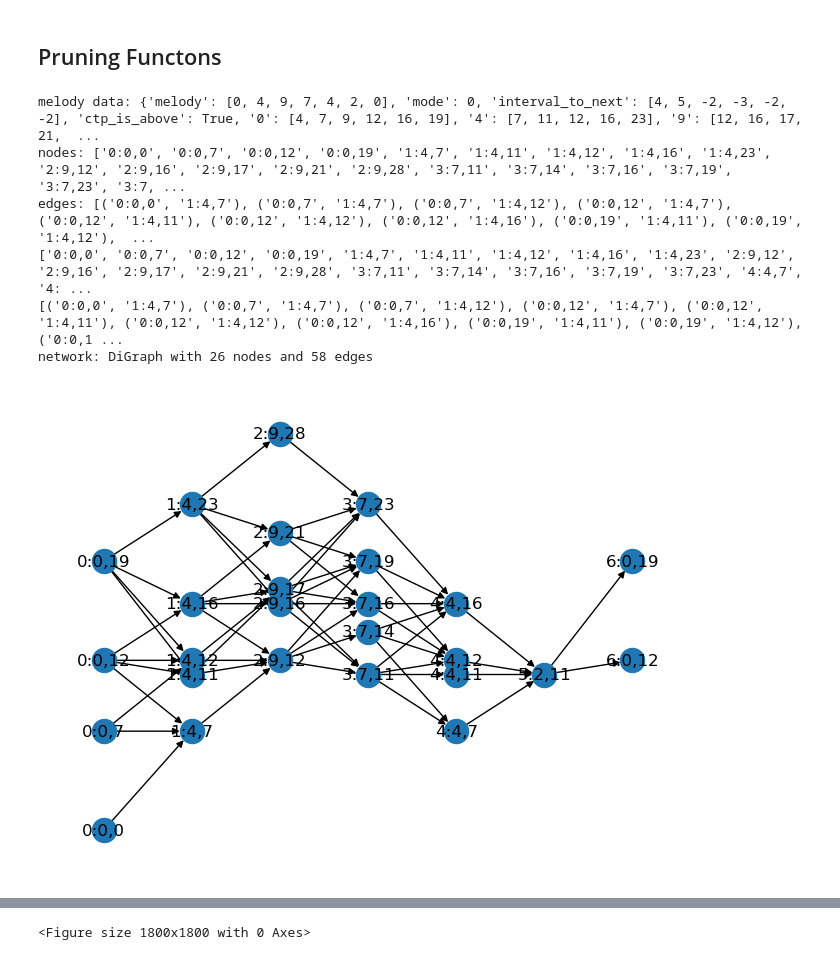
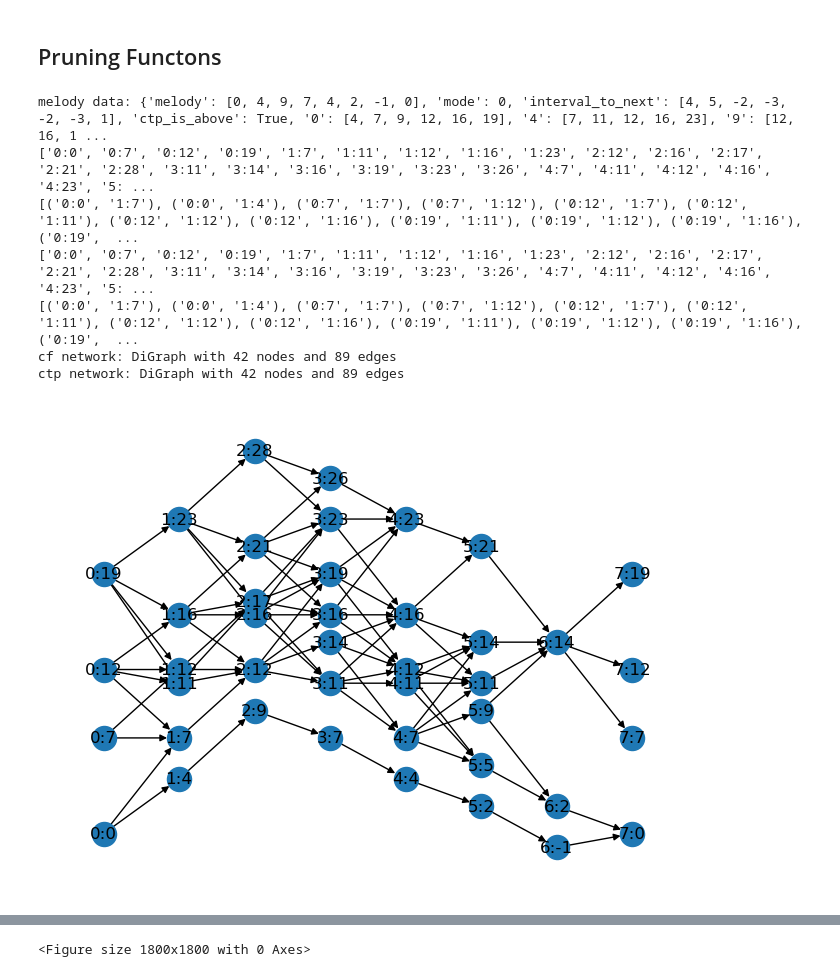
Before and after one commit to kainenw/counterpoint, a Jupyter notebook: graph.ipynb, the cells around one changed output, grey strips where cells are left out. Drawn from its saved outputs; the diff is of its cells as text; code cells hidden in the pictures.

Commit message:
separated counterpoint from cantus firmus lines

```diff
--- a/graph.ipynb
+++ b/graph.ipynb
@@ -122,7 +122,7 @@ def find_nodes_and_edges(melody_data):
         # add nodes for each possible ctp
         for ctp in possible_ctps:
             label = node_label(
-                i, note, ctp
+                i, ctp
             )  # create label: "index, melody note, ctp note"
             current.append(ctp)  # add label to possibilities dictionary
             nodes.append(label)  # add label to nodes list
@@ -143,17 +143,27 @@ def find_nodes_and_edges(melody_data):
             next_possibilities = all_possibilities[next_index]
 
             for possibility in possibilities:
-                label = node_label(index, note, possibility)
+                label = node_label(index, possibility)
                 for next_possibility in next_possibilities:
                     # check if move is valid, if so add edge
                     valid = first.is_valid_move(note, next_note, possibility, next_possibility)
                     if valid:
-                        next_label = node_label(next_index, next_note, next_possibility)
+                        next_label = node_label(next_index, next_possibility)
                         edge = (label, next_label)
                         edges.append(edge)
-    return {"nodes": nodes, "edges": edges, "final_index": final_index}
+    counterpoint = {"nodes": nodes, "edges": edges, "final index": final_index}
+    # cantus firmus nodes, edges and final index
+    cantus_firmus = {"nodes": nodes, "edges": edges, "final index": final_index}
+    for i in range(0, len(melody)):
+      cantus_firmus["nodes"].append(str(i) + ":" + str(melody[i]))
+      if i != final_index:
+        cantus_firmus["edges"].append((str(i) + ":" + str(melody[i]), str(i + 1) + ":" + str(melody[i + 1])))
+    return {"counterpoint": counterpoint, "cantus firmus": cantus_firmus}
 # %%
-def make_network(nodes, edges, final_index, willPrint=True):
+def make_network(network_data, willPrint=True):
+  nodes = network_data["nodes"]
+  edges = network_data["edges"]
+  final_index =network_data["final index"]
   """
   input:
     1. nodes array ( form: [a,b,c] )
@@ -185,8 +195,7 @@ def visualize_network(G):
   pos_node_y = {}
   for node in pos_nodes.items():
     node = node[0]
-    index = node.split(':')[0]
-    ctp = node.split(',')[1]
+    index, ctp = node.split(':')
     pos_node_y[node] = int(ctp)
     pos_node_x[node] = (int(index), int(ctp))
 
@@ -203,26 +212,28 @@ def visualize_network(G):
 # %%
 import first
 
-melody = [0,4,9,7,4,2,0]
+melody = [0,4,9,7,4,2,-1,0]
 melody_data = first.get_all_combos(melody, True)
 print("melody data:", melody_data)
 
-nodes_and_edges = find_nodes_and_edges(melody_data)
+network_data = find_nodes_and_edges(melody_data)
 # deconstructing the variable with the following line led to the new variables being interpreted as strings: nodes, edges, final_index = nodes_and_edges
-nodes = nodes_and_edges["nodes"]
-edges = nodes_and_edges["edges"]
-final_index = nodes_and_edges["final_index"]
-print("nodes:", nodes)
-print("edges:", edges)
 
-network = make_network(nodes, edges, final_index)
-print("network:", network)
-visualize_network(network)
+cf_network_data = network_data["cantus firmus"]
+ctp_network_data = network_data["counterpoint"]
+
+cf_network = make_network(cf_network_data)
+ctp_network = make_network(ctp_network_data)
+print("cf network:", cf_network)
+print("ctp network:", ctp_network)
+visualize_network(cf_network)
+visualize_network(ctp_network)
 # %% [output]
-melody data: {'melody': [0, 4, 9, 7, 4, 2, 0], 'mode': 0, 'interval_to_next': [4, 5, -2, -3, -2, -2], 'ctp_is_above': True, '0': [4, 7, 9, 12, 16, 19], '4': [7, 11, 12, 16, 23], '9': [12, 16, 17, 21,  ...
-nodes: ['0:0,0', '0:0,7', '0:0,12', '0:0,19', '1:4,7', '1:4,11', '1:4,12', '1:4,16', '1:4,23', '2:9,12', '2:9,16', '2:9,17', '2:9,21', '2:9,28', '3:7,11', '3:7,14', '3:7,16', '3:7,19', '3:7,23', '3:7, ...
-edges: [('0:0,0', '1:4,7'), ('0:0,7', '1:4,7'), ('0:0,7', '1:4,12'), ('0:0,12', '1:4,7'), ('0:0,12', '1:4,11'), ('0:0,12', '1:4,12'), ('0:0,12', '1:4,16'), ('0:0,19', '1:4,11'), ('0:0,19', '1:4,12'),  ...
-['0:0,0', '0:0,7', '0:0,12', '0:0,19', '1:4,7', '1:4,11', '1:4,12', '1:4,16', '1:4,23', '2:9,12', '2:9,16', '2:9,17', '2:9,21', '2:9,28', '3:7,11', '3:7,14', '3:7,16', '3:7,19', '3:7,23', '4:4,7', '4: ...
-[('0:0,0', '1:4,7'), ('0:0,7', '1:4,7'), ('0:0,7', '1:4,12'), ('0:0,12', '1:4,7'), ('0:0,12', '1:4,11'), ('0:0,12', '1:4,12'), ('0:0,12', '1:4,16'), ('0:0,19', '1:4,11'), ('0:0,19', '1:4,12'), ('0:0,1 ...
-network: DiGraph with 26 nodes and 58 edges
+melody data: {'melody': [0, 4, 9, 7, 4, 2, -1, 0], 'mode': 0, 'interval_to_next': [4, 5, -2, -3, -2, -3, 1], 'ctp_is_above': True, '0': [4, 7, 9, 12, 16, 19], '4': [7, 11, 12, 16, 23], '9': [12, 16, 1 ...
+['0:0', '0:7', '0:12', '0:19', '1:7', '1:11', '1:12', '1:16', '1:23', '2:12', '2:16', '2:17', '2:21', '2:28', '3:11', '3:14', '3:16', '3:19', '3:23', '3:26', '4:7', '4:11', '4:12', '4:16', '4:23', '5: ...
+[('0:0', '1:7'), ('0:0', '1:4'), ('0:7', '1:7'), ('0:7', '1:12'), ('0:12', '1:7'), ('0:12', '1:11'), ('0:12', '1:12'), ('0:12', '1:16'), ('0:19', '1:11'), ('0:19', '1:12'), ('0:19', '1:16'), ('0:19',  ...
+['0:0', '0:7', '0:12', '0:19', '1:7', '1:11', '1:12', '1:16', '1:23', '2:12', '2:16', '2:17', '2:21', '2:28', '3:11', '3:14', '3:16', '3:19', '3:23', '3:26', '4:7', '4:11', '4:12', '4:16', '4:23', '5: ...
+[('0:0', '1:7'), ('0:0', '1:4'), ('0:7', '1:7'), ('0:7', '1:12'), ('0:12', '1:7'), ('0:12', '1:11'), ('0:12', '1:12'), ('0:12', '1:16'), ('0:19', '1:11'), ('0:19', '1:12'), ('0:19', '1:16'), ('0:19',  ...
+cf network: DiGraph with 42 nodes and 89 edges
+ctp network: DiGraph with 42 nodes and 89 edges
-[figure, old version]
+[figure, new version]
```
Also changed, not shown: parts of 2 cells of this notebook, 2 other files.
